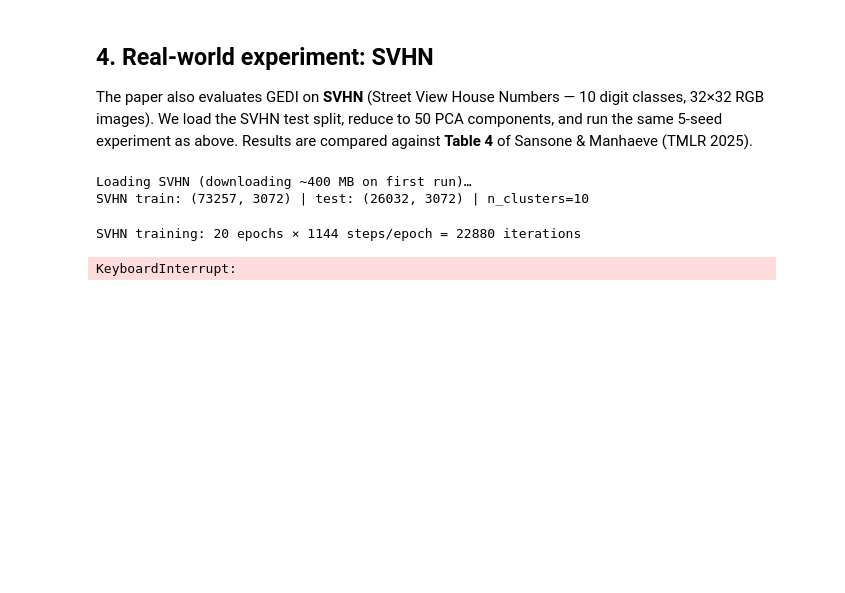
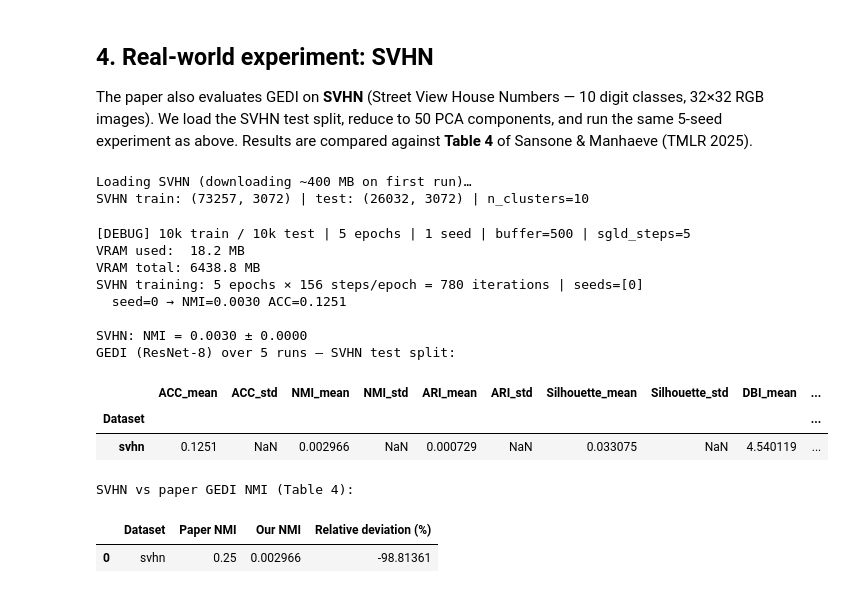
Before and after one commit to hvpng/GEDI---Lab-3, a Jupyter notebook: notebooks/01_main_reproduction.ipynb, the cells around one changed output. Cells and saved outputs as stored; diff of their text form; code cells hidden in the pictures; blank space fills up the shorter version.

```diff
--- a/notebooks/01_main_reproduction.ipynb
+++ b/notebooks/01_main_reproduction.ipynb
@@ -347,63 +363,116 @@ Output:
 Notes:
   - train_iterations = (73,257 / 64) × 20 ≈ 22,950
   - Compare against Table 4 of Sansone & Manhaeve (TMLR 2025)
+  - ResNet8Encoder.forward() auto-reshapes (B, 3072) → (B, 3, 32, 32),
+    so no manual reshape is needed before passing data to train_gedi.
 """
+# ── DEBUG FLAG ─────────────────────────────────────────────────────────────────
+# Set DEBUG = True to run a fast smoke-test (small data, fewer epochs, 1 seed).
+# Set DEBUG = False for the full submission run (5 seeds, 20 epochs, full data).
+DEBUG = True
+# ───────────────────────────────────────────────────────────────────────────────
+
 paper_scores_all = get_paper_reference_scores()
 paper_gedi_svhn = {'svhn': paper_scores_all['svhn']['GEDI']}
 
 # Table 9 (Appendix M): SVHN hyperparameters
-SVHN_EPOCHS = 20                        # paper: 20 epochs
-SVHN_BATCH  = 64                        # Table 9: batch_size=64
-n_iters_svhn = (len(X_svhn_train) // SVHN_BATCH) * SVHN_EPOCHS
-print(f"SVHN training: {SVHN_EPOCHS} epochs × {len(X_svhn_train)//SVHN_BATCH} steps/epoch = {n_iters_svhn} iterations")
+if DEBUG:
+    _MAX_DEBUG    = 10_000        # subsample train + test for speed
+    _rng          = np.random.default_rng(42)
+    _tr_idx       = _rng.choice(len(X_svhn_train), size=min(_MAX_DEBUG, len(X_svhn_train)), replace=False)
+    _te_idx       = _rng.choice(len(X_svhn_test),  size=min(_MAX_DEBUG, len(X_svhn_test)),  replace=False)
+    X_tr_run      = X_svhn_train[_tr_idx]
+    y_tr_run      = y_svhn_train[_tr_idx]
+    X_te_run      = X_svhn_test[_te_idx]
+    y_te_run      = y_svhn_test[_te_idx]
+    SVHN_EPOCHS   = 5             # 5 epochs instead of 20
+    SVHN_BATCH    = 64
+    _seeds_run    = [0]           # 1 seed for quick smoke-test
+    _buffer_size  = 500           # reduced from 10000 to save GPU memory (3072-dim × 500 ≈ 6 MB)
+    _sgld_steps   = 5             # reduced from 20 to save GPU memory during SGLD chain
+    print("[DEBUG] 10k train / 10k test | 5 epochs | 1 seed | buffer=500 | sgld_steps=5")
+    if torch.cuda.is_available():
+        print(f"VRAM used:  {torch.cuda.memory_allocated() / 1e6:.1f} MB")
+        print(f"VRAM total: {torch.cuda.get_device_properties(0).total_memory / 1e6:.1f} MB")
+else:
+    X_tr_run      = X_svhn_train
+    y_tr_run      = y_svhn_train
+    X_te_run      = X_svhn_test
+    y_te_run      = y_svhn_test
+    SVHN_EPOCHS   = 20            # paper: 20 epochs
+    SVHN_BATCH    = 64            # Table 9: batch_size=64
+    _seeds_run    = SEEDS         # [0, 1, 2, 3, 4]
+    _buffer_size  = 10000         # paper default
+    _sgld_steps   = 20            # Table 9: SGLD steps=20
+
+n_iters_svhn = (len(X_tr_run) // SVHN_BATCH) * SVHN_EPOCHS
+print(
+    f"SVHN training: {SVHN_EPOCHS} epochs × {len(X_tr_run)//SVHN_BATCH} "
+    f"steps/epoch = {n_iters_svhn} iterations | seeds={_seeds_run}"
+)
 
 svhn_run_rows = []
 svhn_nmi_list = []
 svhn_best_nmi, svhn_best_pred = -np.inf, None
 
-for seed in SEEDS:
+for seed in _seeds_run:
     cfg = GEDIConfig(
-        in_features=3 * 32 * 32,    # 3072 raw pixels (ignored by ResNet-8 encoder)
+        in_features=3 * 32 * 32,    # 3072 raw pixels — ResNet8Encoder reshapes internally
         hidden_dim=128,              # F=128, Table 8 / Appendix M
         n_clusters=n_clusters_svhn,
         encoder_type='resnet8',      # ResNet-8 encoder (Appendix M, Table 8)
         tau=1.0,
         lr=1e-4,                     # Table 9: lr=1e-4 for SVHN
         batch_size=SVHN_BATCH,       # Table 9: batch_size=64
-        sgld_steps=20,               # Table 9: SGLD steps=20 for real-world datasets
+        sgld_steps=_sgld_steps,      # reduced in DEBUG to save GPU memory
         lambda_prior=25.0,           # Table 9: w3=25 for SVHN
+        buffer_size=_buffer_size,    # reduced in DEBUG to save GPU memory
         train_iterations=n_iters_svhn,
         random_state=seed,
     )
     model = GEDIModel(cfg)
-    train_gedi(model, X_svhn_train, cfg)        # train on train split
-    y_pred = gedi_predict(model, X_svhn_test)   # evaluate on test split
-    scores = evaluate_clustering(X_svhn_test, y_svhn_test, y_pred)
+    train_gedi(model, X_tr_run, cfg)        # train on (sub)set
+    y_pred = gedi_predict(model, X_te_run)  # evaluate on (sub)set
+    scores = evaluate_clustering(X_te_run, y_te_run, y_pred)
 
     svhn_nmi_list.append(scores['NMI'])
     svhn_run_rows.append({'Dataset': 'svhn', 'Seed': seed, **scores})
 
     if scores['NMI'] > svhn_best_nmi:
         svhn_best_nmi = scores['NMI']
         svhn_best_pred = y_pred
 
+    print(f"  seed={seed} → NMI={scores['NMI']:.4f} ACC={scores['ACC']:.4f}")
+
 svhn_mean_nmi = float(np.mean(svhn_nmi_list))
 svhn_run_df = pd.DataFrame(svhn_run_rows)
-print(f"SVHN: NMI = {svhn_mean_nmi:.4f} ± {float(np.std(svhn_nmi_list)):.4f}")
+print(f"\nSVHN: NMI = {svhn_mean_nmi:.4f} ± {float(np.std(svhn_nmi_list)):.4f}")
 
 svhn_summary = (
     svhn_run_df.groupby('Dataset')[['ACC', 'NMI', 'ARI', 'Silhouette', 'DBI', 'CHI']]
     .agg(['mean', 'std'])
 )
 svhn_summary.columns = ['_'.join(col) for col in svhn_summary.columns]
 print('GEDI (ResNet-8) over 5 runs — SVHN test split:')
 display(svhn_summary)
 
 svhn_deviation_df = build_paper_comparison_table(
     paper_gedi_svhn, {'svhn': svhn_mean_nmi}, metric_name='NMI',
 )
 print('SVHN vs paper GEDI NMI (Table 4):')
 display(svhn_deviation_df)
 # %% [output]
-SVHN training: 20 epochs × 1144 steps/epoch = 22880 iterations
+[DEBUG] 10k train / 10k test | 5 epochs | 1 seed | buffer=500 | sgld_steps=5
+VRAM used:  18.2 MB
+VRAM total: 6438.8 MB
+SVHN training: 5 epochs × 156 steps/epoch = 780 iterations | seeds=[0]
+  seed=0 → NMI=0.0030 ACC=0.1251
+
+SVHN: NMI = 0.0030 ± 0.0000
+GEDI (ResNet-8) over 5 runs — SVHN test split:
+|  | ACC_mean | ACC_std | NMI_mean | NMI_std | ARI_mean | ARI_std | Silhouette_mean | Silhouette_std | DBI_mean | ... |
+| Dataset |  |  |  |  |  |  |  |  |  | ... |
+| svhn | 0.1251 | NaN | 0.002966 | NaN | 0.000729 | NaN | 0.033075 | NaN | 4.540119 | ... |
-KeyboardInterrupt:
+SVHN vs paper GEDI NMI (Table 4):
+|  | Dataset | Paper NMI | Our NMI | Relative deviation (%) |
+| 0 | svhn | 0.25 | 0.002966 | -98.81361 |
```
Also changed, not shown: parts of 7 cells of this notebook, 1 other file.
